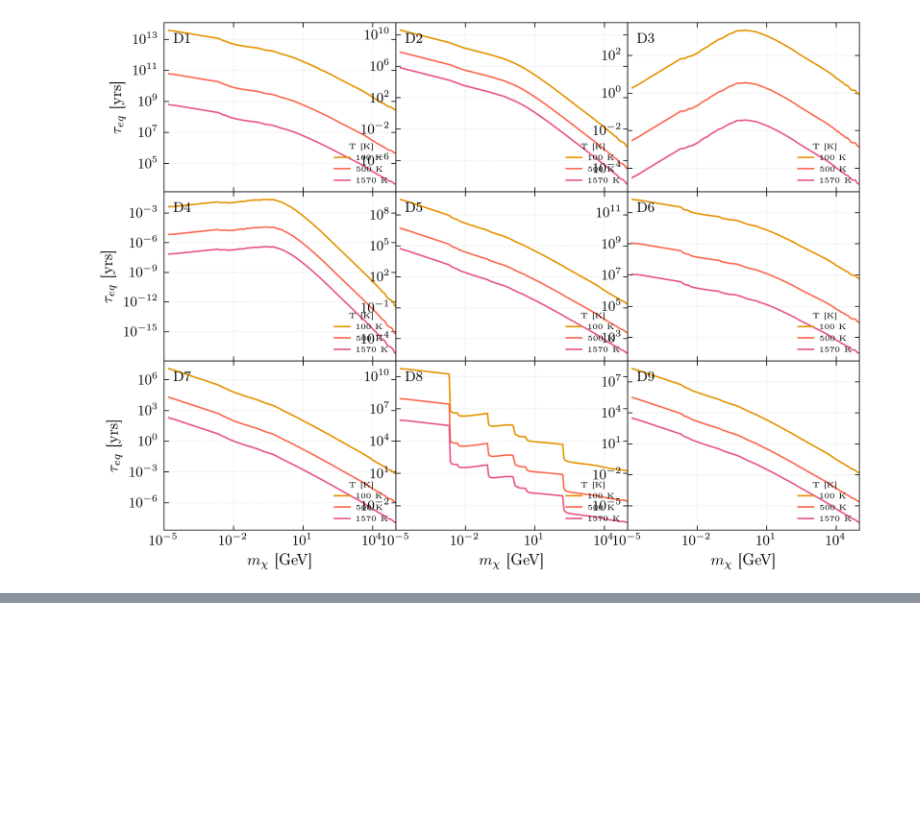
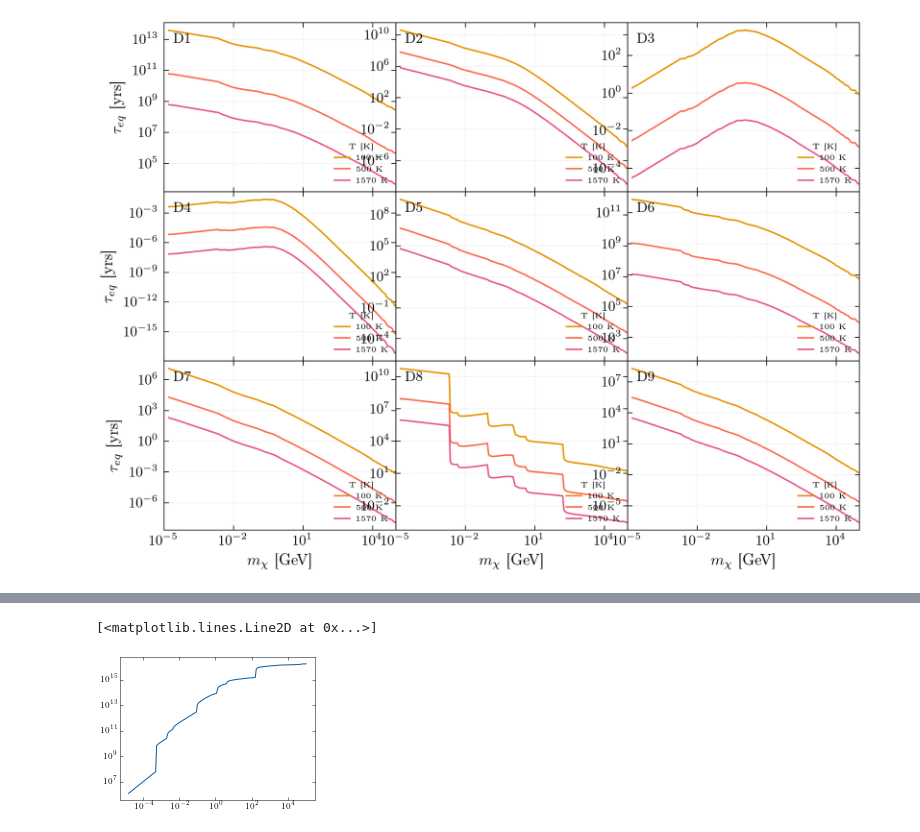
Before and after one commit to mvirgato/Masters, a Jupyter notebook: annihilation/pyAnn.ipynb, the cells around one changed output, grey strips where cells are left out. Drawn from its saved outputs; the diff is of its cells as text; code cells hidden in the pictures; blank space fills up the shorter version.

```diff
--- a/annihilation/pyAnn.ipynb
+++ b/annihilation/pyAnn.ipynb
@@ -105,0 +175,5 @@ CA_eq_times_plots()
+# %%
+plt.loglog(comp_data['sup'][0], comp_data['sup'][1])
+# %% [output]
+[<matplotlib.lines.Line2D at 0x...>]
+[figure, added]
```
Also changed, not shown: parts of 9 cells of this notebook, 24 other files.
